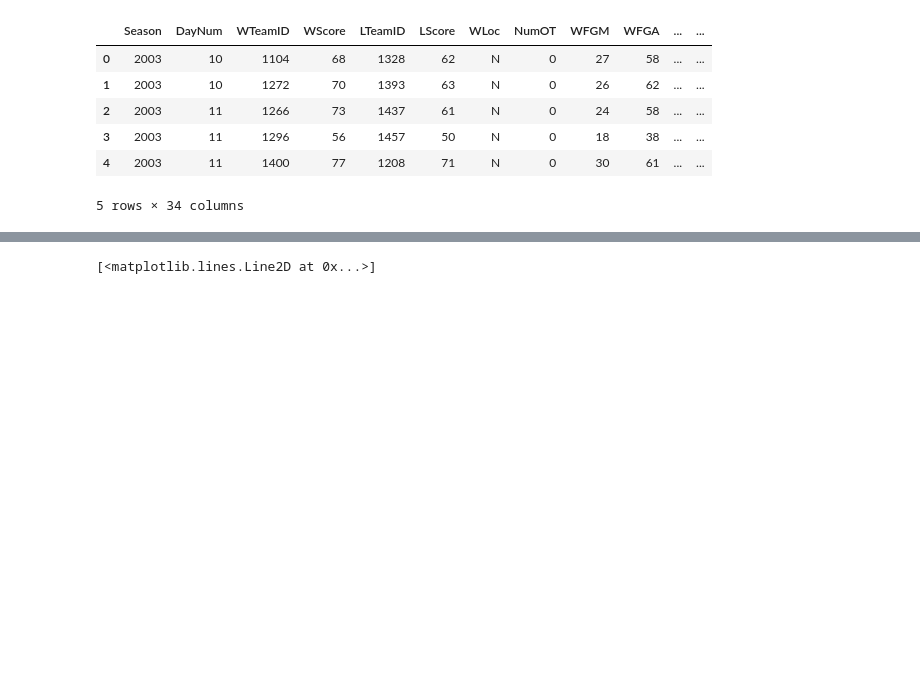
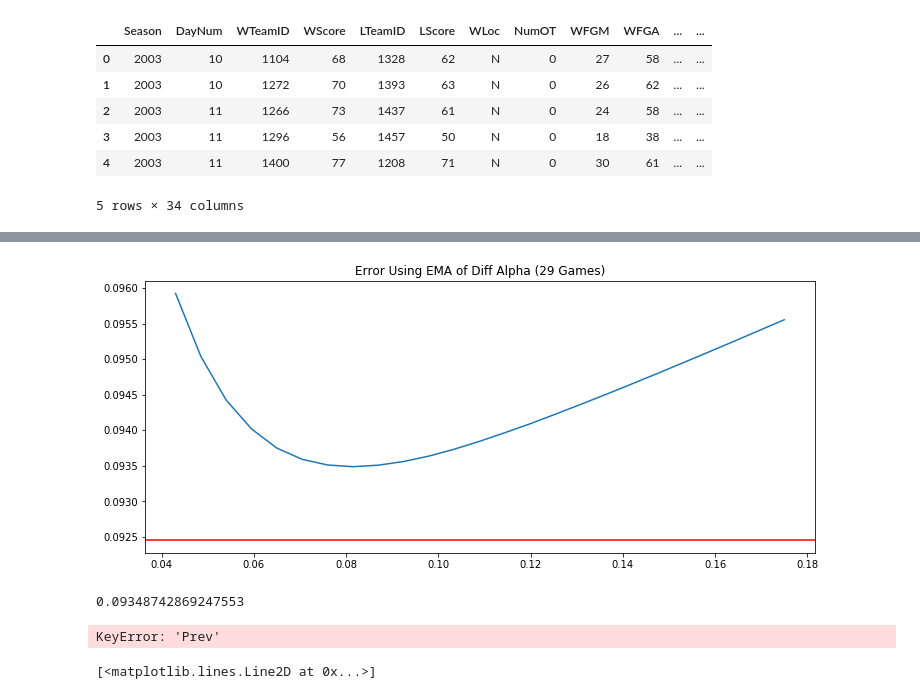
Before and after one commit to btatkinson/ncaa_hoops, a Jupyter notebook: Bayesian Updating.ipynb, the cells around one changed output, grey strips where cells are left out. Cells and saved outputs as stored; diff of their text form; code cells hidden in the pictures; blank space fills up the shorter version.

```diff
--- a/Bayesian Updating.ipynb
+++ b/Bayesian Updating.ipynb
@@ -115,3 +335,59 @@ print(base_rate)
+# %%
+# do again with better alphas
+test = None
+
+x = []
+y = []
+
+alphas = np.linspace(.043,.175,25)
+
+for a in tqdm(alphas):
+    del test
+    gc.collect()
+    test = df.copy()
+    test.reset_index(inplace=True,drop=True)
+
+    test = test.assign(
+        Proj=test.groupby('SeaTID')['3Pt%'].apply(
+            lambda x: x.ewm(alpha=a, adjust=False).mean().shift(1)))
+
+    test = test.loc[test['GameNumber']>=29]
+    test = test.dropna(subset=['Proj'])
+    test['Error'] = np.sqrt(np.square(test['3Pt%']-test['Proj']))
+
+    x.append(a)
+    y.append(test['Error'].mean())
+
+
+ema_x1 = x
+ema_y1 = y
+# %%
+gc.collect()
+
+fig, ax = plt.subplots(1,1,figsize=(12,5))
+sns.lineplot(ema_x1,ema_y1)
+ax.axhline(0.09245,color='r')
+ax.set_title('Error Using EMA of Diff Alpha (29 Games)')
+plt.savefig(figs+'EMAAlpha1.png')
+# %% [output]
+[figure, added]
+# %%
+np.min(ema_y1)
+# %% [output]
+0.09348742869247553
+# %%
+# what if we use the previous season's 3pt average as a prior?
+
+test = df.copy()
+test['PrevYear'] = test['Season'] - 1
+test['PrevTID'] = test['PrevY'].astype(str) + test['TeamID'].astype(str)
+
+tgb = test.groupby(['PrevTID'])['3Pt%'].mean().reset_index()
+
+# ny = test[['PrevTID', '3Pt%']]
+tgb
+# %% [output]
+KeyError: 'Prev'
 # %%
 # so, how 'sticky' the prior will be depends on how many samples you use
 # if we said the team made 633K/1.8M shots, then the prior wouldn't move
```
Also changed, not shown: parts of 35 cells of this notebook, 3 other files.
